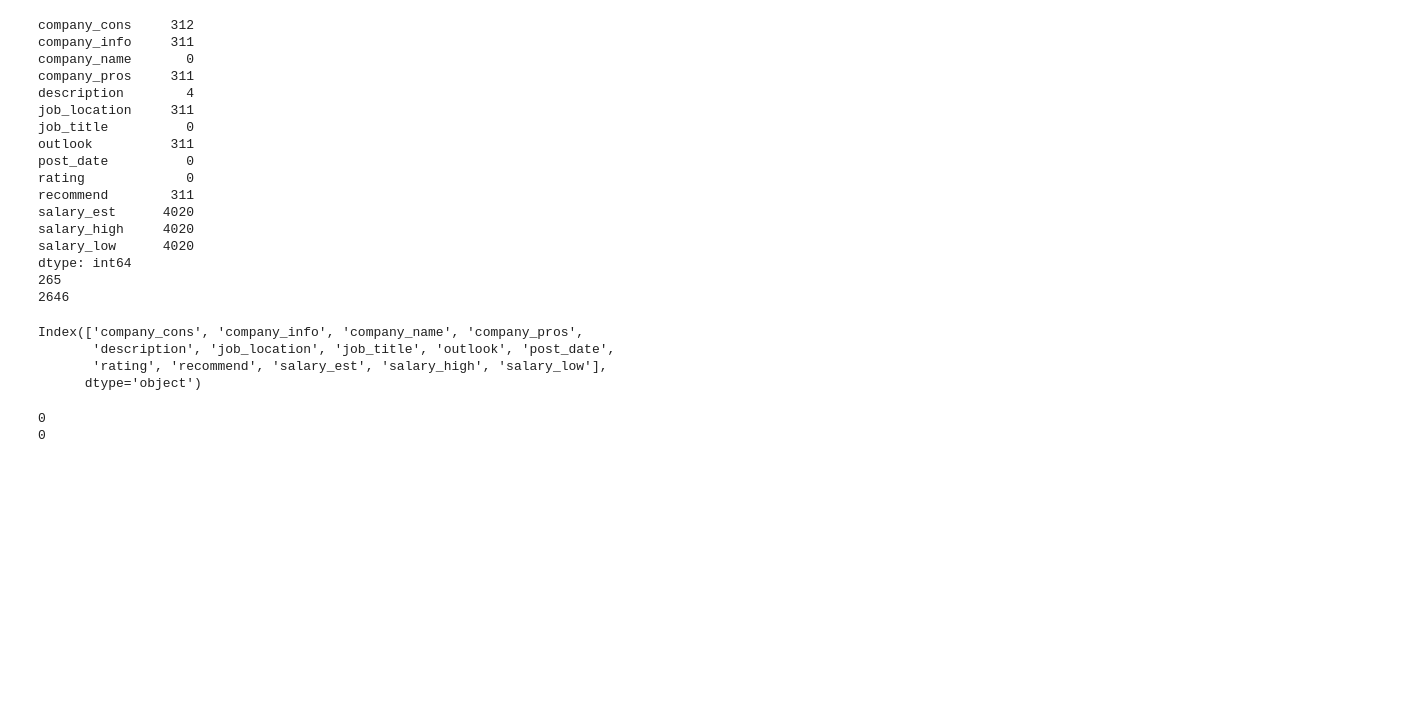
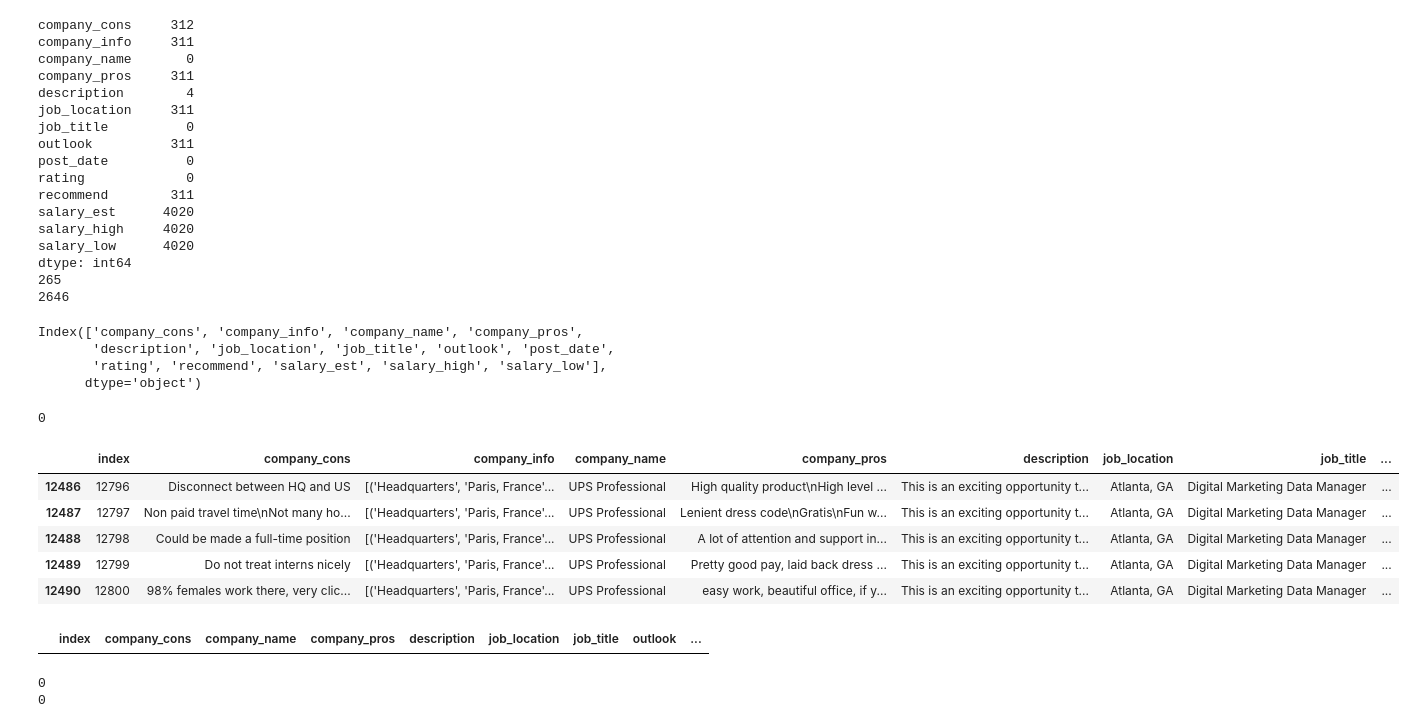
Before and after one commit to mjgoldman16/Data-Science-Listings, a Jupyter notebook: glassdoor/Sample code - for testing purposes.ipynb, the cells around one changed output. Cells and saved outputs as stored; diff of their text form; code cells hidden in the pictures; blank space fills up the shorter version.

```diff
--- a/glassdoor/Sample code - for testing purposes.ipynb
+++ b/glassdoor/Sample code - for testing purposes.ipynb
@@ -4,9 +4,9 @@ import numpy as np
 import re
 
 pd.set_option('display.max_columns',500)
-pd.set_option('display.max_rows',1500)
+pd.set_option('display.max_rows',500)
 # %%
-df = pd.read_csv("./Scraped-data/testing_reviews.csv")
+df = pd.read_csv("./Data/testing_reviews.csv")
 # %%
 print(df.isnull().sum())
 print(len(pd.unique(df["job_location"])))
@@ -37,3 +37,21 @@ Index(['company_cons', 'company_info', 'company_name', 'company_pros',
        'description', 'job_location', 'job_title', 'outlook', 'post_date',
        'rating', 'recommend', 'salary_est', 'salary_high', 'salary_low'],
       dtype='object')
+# %%
+df = df[(df["company_name"]!="*** ERROR - NO COMPANY LISTED. SEE DESCRIPTION FOR POSSIBLE HINTS *** [XX]") & (df["company_info"].isnull()!=True)]
+print((df["company_name"]=="*** ERROR - NO COMPANY LISTED. SEE DESCRIPTION FOR POSSIBLE HINTS *** [XX]").sum())
+# print(df["company_info"].isnull().sum())
+# # print(df["company)info"].contains(">").sum())
+# print(len(df))
+# df.dropna()
+# print(len(df))
+df = df.reset_index()
+df[df["company_name"]=="UPS Professional"]
+# %% [output]
+0
+|  | index | company_cons | company_info | company_name | company_pros | description | job_location | job_title | ... |
+| 12486 | 12796 | Disconnect between HQ and US | [('Headquarters', 'Paris, France'... | UPS Professional | High quality product\nHigh level ... | This is an exciting opportunity t... | Atlanta, GA | Digital Marketing Data Manager | ... |
+| 12487 | 12797 | Non paid travel time\nNot many ho... | [('Headquarters', 'Paris, France'... | UPS Professional | Lenient dress code\nGratis\nFun w... | This is an exciting opportunity t... | Atlanta, GA | Digital Marketing Data Manager | ... |
+| 12488 | 12798 | Could be made a full-time position | [('Headquarters', 'Paris, France'... | UPS Professional | A lot of attention and support in... | This is an exciting opportunity t... | Atlanta, GA | Digital Marketing Data Manager | ... |
+| 12489 | 12799 | Do not treat interns nicely | [('Headquarters', 'Paris, France'... | UPS Professional | Pretty good pay, laid back dress ... | This is an exciting opportunity t... | Atlanta, GA | Digital Marketing Data Manager | ... |
+| 12490 | 12800 | 98% females work there, very clic... | [('Headquarters', 'Paris, France'... | UPS Professional | easy work, beautiful office, if y... | This is an exciting opportunity t... | Atlanta, GA | Digital Marketing Data Manager | ... |
@@ -40,3 +70,7 @@ Index(['company_cons', 'company_info', 'company_name', 'company_pros',
+# %%
+df[df.salary_est=="$290,000"]
+# %% [output]
+|  | index | company_cons | company_name | company_pros | description | job_location | job_title | outlook | ... |
 # %%
 df = pd.read_csv("./Scraped-data/reviews.csv")
 # df
```
Also changed, not shown: parts of 6 cells of this notebook, 2 other files.
